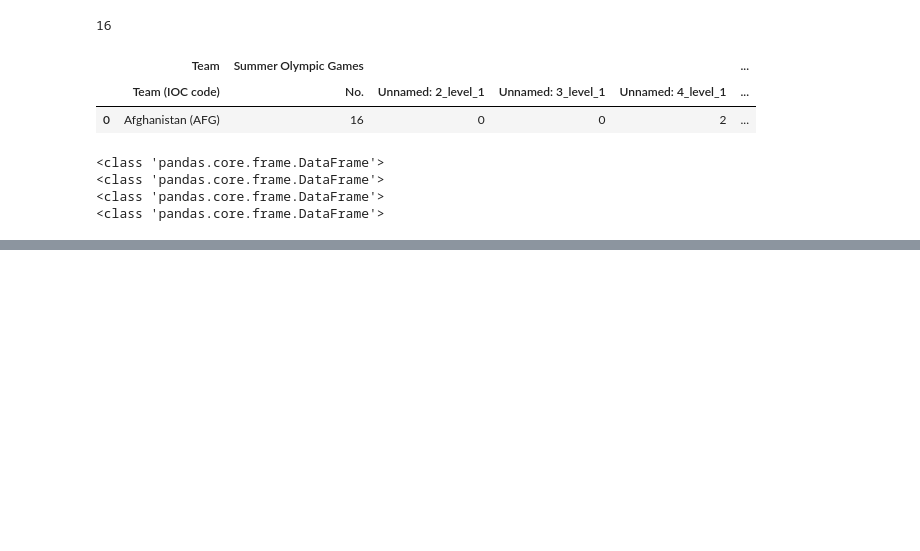
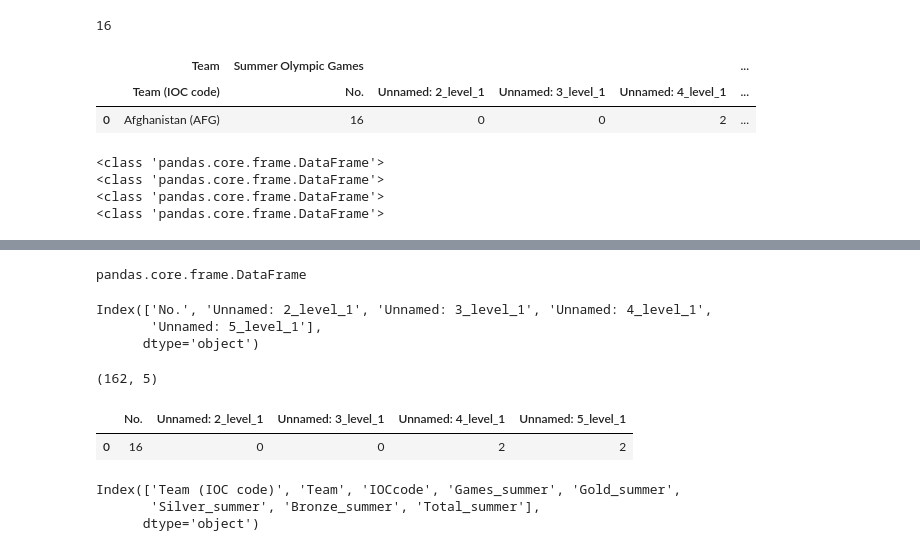
Before and after one commit to e-harrell/olympic, a Jupyter notebook: notebook.ipynb, the cells around one changed output, grey strips where cells are left out. Saved outputs shown, nothing was run; the diff lists cells and outputs as text; code cells hidden in the pictures; blank space fills up the shorter version.

Commit message:
added code to create continent variable and cleaned figures

```diff
--- a/notebook.ipynb
+++ b/notebook.ipynb
@@ -574,0 +157,20 @@ fig8.show()
+# %%
+#creating new dataframe from nested dataframes in df
+#working with Teams data frame
+dfteam = df['Team']
+#get type of dfteam
+type(dfteam)
+#get name of columns in dfteam
+dfteam.columns
+# get number of rows and columns in dfteam
+dfteam.shape
+#get first row of dfteam
+dfteam.head(1)
+#creating variable with Team name only by splitting Team (IOC code) variable
+v1 = dfteam['Team (IOC code)'].str.split("(", expand=True)[0].to_frame()
+#creating separate IOC code variable only by splitting Team (IOC code) variable
+v2 = dfteam['Team (IOC code)'].str.split("(", expand=True)[1].to_frame()
+#adding Team and IOC code variables to dfteam to create df1
+df1 = pd.concat([dfteam,v1, v2], axis=1)
+#look at first 5 rows of df1
+df1.head()
@@ -574,0 +244,32 @@ fig8.show()
+# %%
+#working on Summer columns
+Summer = df['Summer Olympic Games']
+#type of Summer
+type(Summer)
+#name of columns in Summer
+Summer.columns
+#number of rows and columns in Summer
+Summer.shape
+#get first row of Summer
+Summer.head(1)
+#add Summer to df1
+df1 = pd.concat([df1,Summer], axis=1)
+#rename Summer columns in df1
+df1.rename(columns={'No.' : 'Games_summer',
+                       'Unnamed: 2_level_1' : 'Gold_summer',
+                         'Unnamed: 3_level_1' : 'Silver_summer',
+                         'Unnamed: 4_level_1':'Bronze_summer',
+       'Unnamed: 5_level_1':'Total_summer'}, inplace = True)
+#check columns in df1
+df1.columns
+# %% [output]
+pandas.core.frame.DataFrame
+Index(['No.', 'Unnamed: 2_level_1', 'Unnamed: 3_level_1', 'Unnamed: 4_level_1',
+       'Unnamed: 5_level_1'],
+      dtype='object')
+(162, 5)
+|  | No. | Unnamed: 2_level_1 | Unnamed: 3_level_1 | Unnamed: 4_level_1 | Unnamed: 5_level_1 |
+| 0 | 16 | 0 | 0 | 2 | 2 |
+Index(['Team (IOC code)', 'Team', 'IOCcode', 'Games_summer', 'Gold_summer',
+       'Silver_summer', 'Bronze_summer', 'Total_summer'],
+      dtype='object')
```
Also changed, not shown: parts of 42 cells of this notebook.
